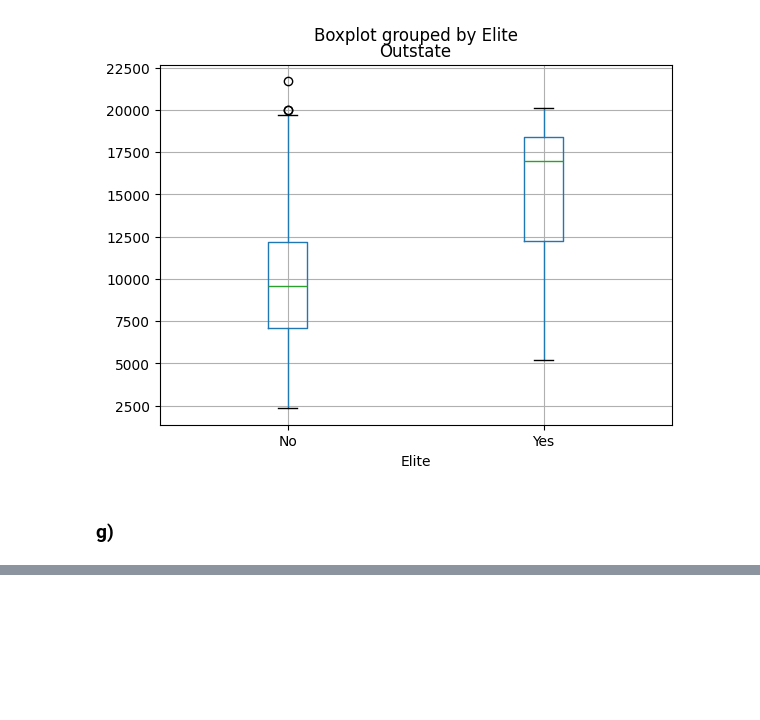
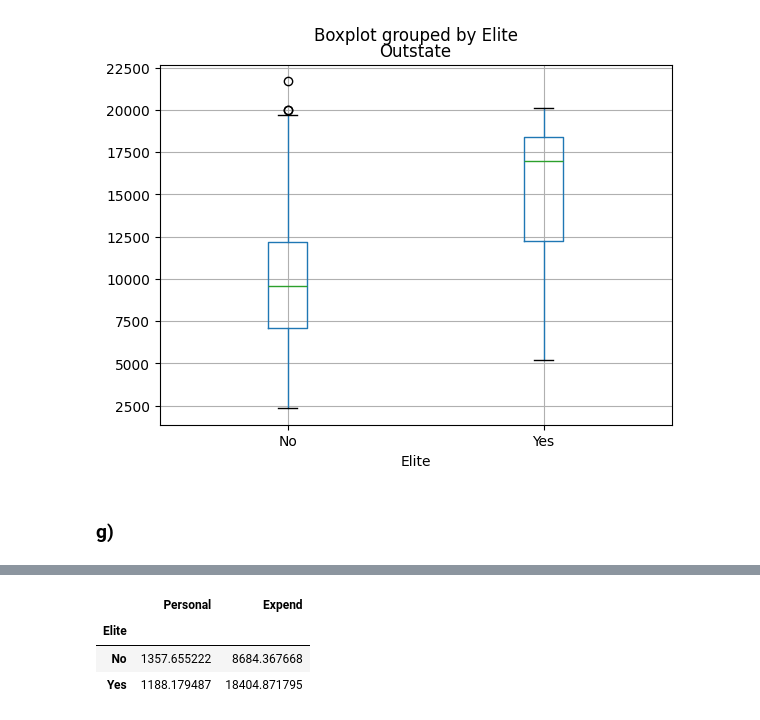
Before and after one commit to PaerBrady/Databehandling-AiM24, a Jupyter notebook: Labs/lab1.ipynb, the cells around one changed output, grey strips where cells are left out. Drawn from its saved outputs; the diff is of its cells as text; code cells hidden in the pictures; blank space fills up the shorter version.

```diff
--- a/Labs/lab1.ipynb
+++ b/Labs/lab1.ipynb
@@ -129,0 +137,16 @@ college["Enroll"].plot.hist(ax=axes[1, 1], xlabel="Enrolled students", bins=60,
+# %%
+# h)
+
+# Creating group which are indexed by "Elite" column which has two types of values Yes or No.
+# Observed True will include only data that exists in columns and their rows. Inrelevent this case but to avoid future warning.
+# Calculating the mean for "Personal" and "Expend" columns depending if they are in the same row as Yes or No for "Elite".
+
+elite_group_stats = college.groupby("Elite", observed=True)[["Personal", "Expend"]].mean()
+
+# The results
+elite_group_stats
+# %% [output]
+|  | Personal | Expend |
+| Elite |  |  |
+| No | 1357.655222 | 8684.367668 |
+| Yes | 1188.179487 | 18404.871795 |
```
Also changed, not shown: parts of 9 cells of this notebook.
